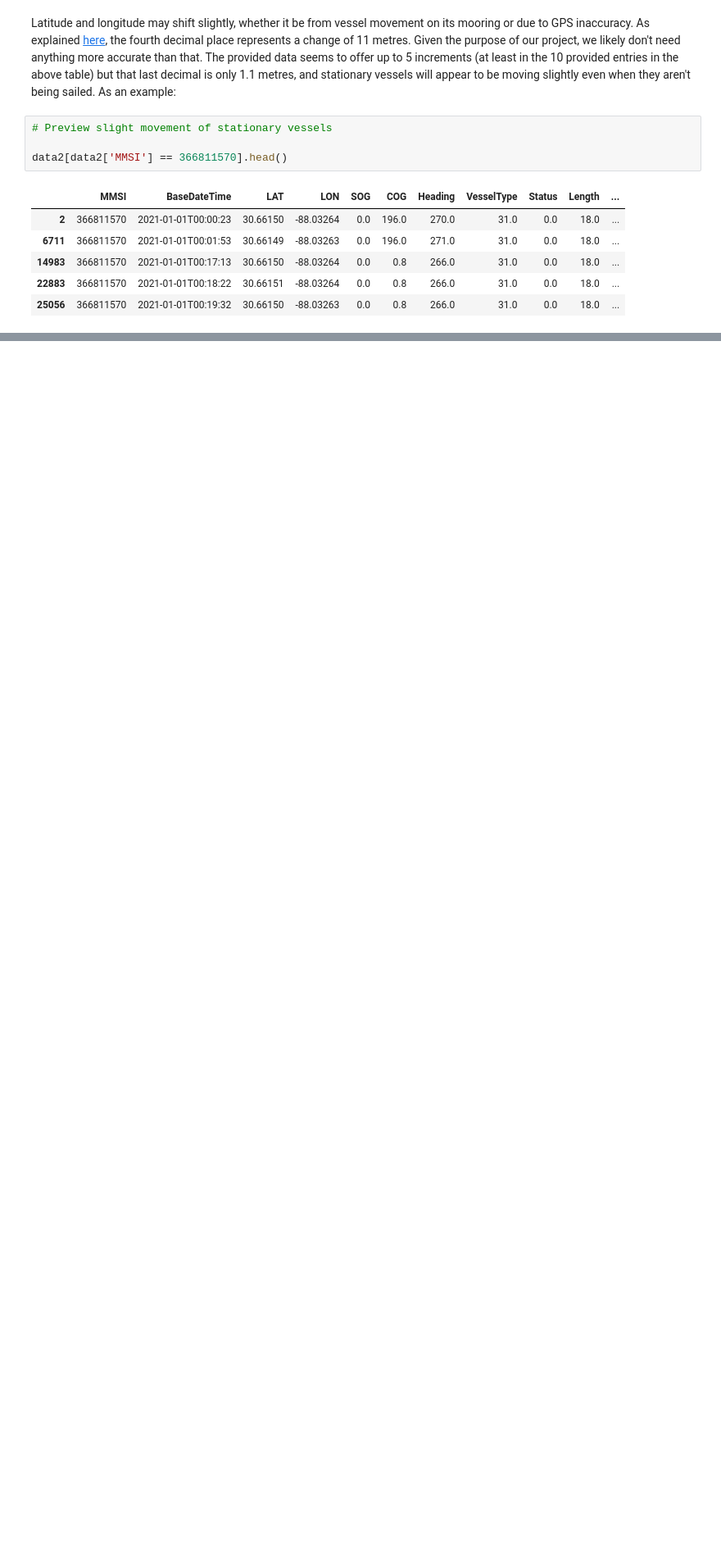
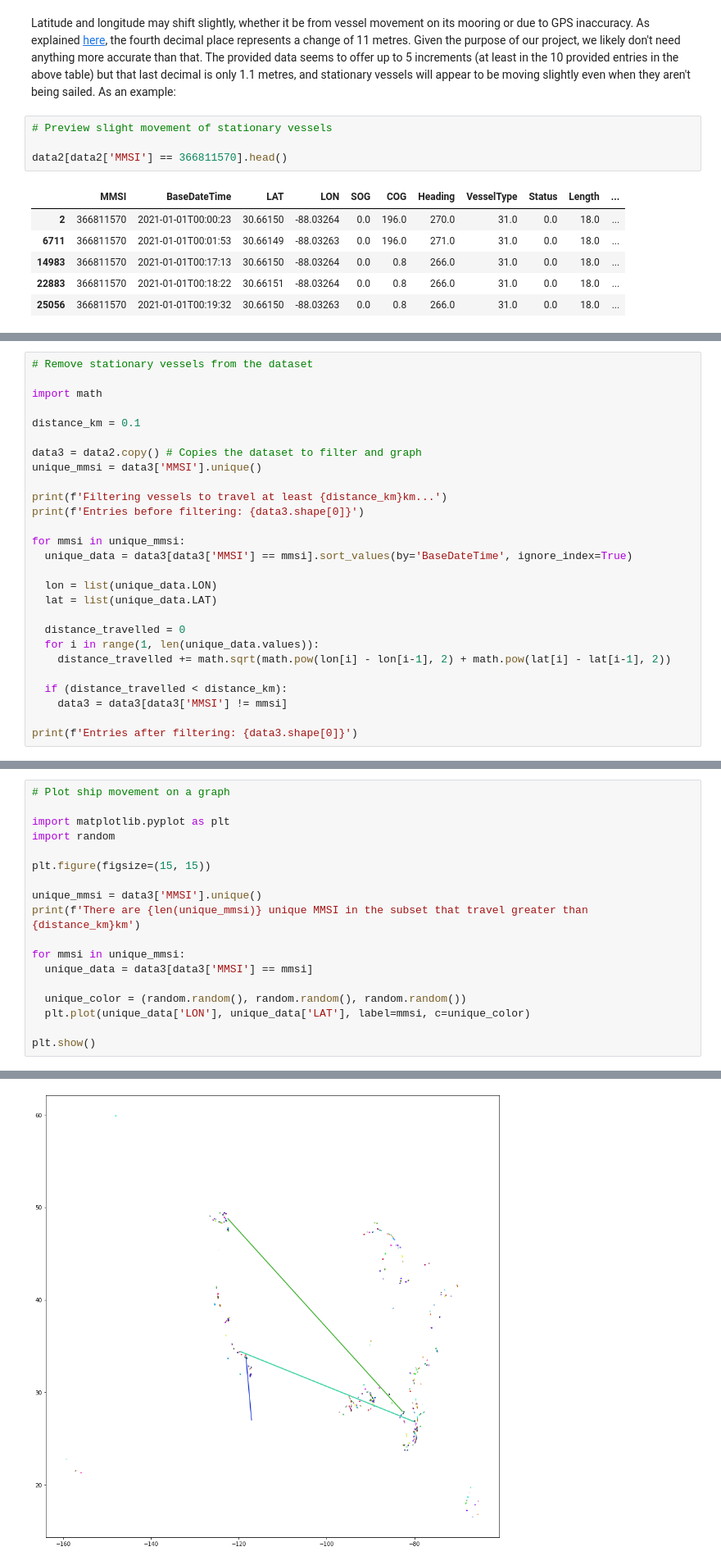
Before and after one commit to FinOCE/CP3403-group, a Jupyter notebook: notebooks/finley-test.ipynb, the cells around one changed output, grey strips where cells are left out. Shown at 82% size. Drawn from its saved outputs; the diff is of its cells as text; blank space fills up the shorter version.

Commit message:
Filter vessels by travelled distance and graph

```diff
--- a/notebooks/finley-test.ipynb
+++ b/notebooks/finley-test.ipynb
@@ -122,0 +128,27 @@ data2[data2['MMSI'] == 366811570].head()
+# %%
+# Remove stationary vessels from the dataset
+
+import math
+
+distance_km = 0.1
+
+data3 = data2.copy() # Copies the dataset to filter and graph
+unique_mmsi = data3['MMSI'].unique()
+
+print(f'Filtering vessels to travel at least {distance_km}km...')
+print(f'Entries before filtering: {data3.shape[0]}')
+
+for mmsi in unique_mmsi:
+  unique_data = data3[data3['MMSI'] == mmsi].sort_values(by='BaseDateTime', ignore_index=True)
+
+  lon = list(unique_data.LON)
+  lat = list(unique_data.LAT)
+
+  distance_travelled = 0
+  for i in range(1, len(unique_data.values)):
+    distance_travelled += math.sqrt(math.pow(lon[i] - lon[i-1], 2) + math.pow(lat[i] - lat[i-1], 2))
+
+  if (distance_travelled < distance_km):
+    data3 = data3[data3['MMSI'] != mmsi]
+
+print(f'Entries after filtering: {data3.shape[0]}')
@@ -122,0 +159,19 @@ data2[data2['MMSI'] == 366811570].head()
+# %%
+# Plot ship movement on a graph
+
+import matplotlib.pyplot as plt
+import random
+
+plt.figure(figsize=(15, 15))
+
+unique_mmsi = data3['MMSI'].unique()
+print(f'There are {len(unique_mmsi)} unique MMSI in the subset that travel greater than {distance_km}km')
+
+for mmsi in unique_mmsi:
+  unique_data = data3[data3['MMSI'] == mmsi]
+
+  unique_color = (random.random(), random.random(), random.random())
+  plt.plot(unique_data['LON'], unique_data['LAT'], label=mmsi, c=unique_color)
+
+plt.show()
+# %% [output]
@@ -122,0 +179 @@ data2[data2['MMSI'] == 366811570].head()
+[figure, added]
```
Also changed, not shown: parts of 5 cells of this notebook.
